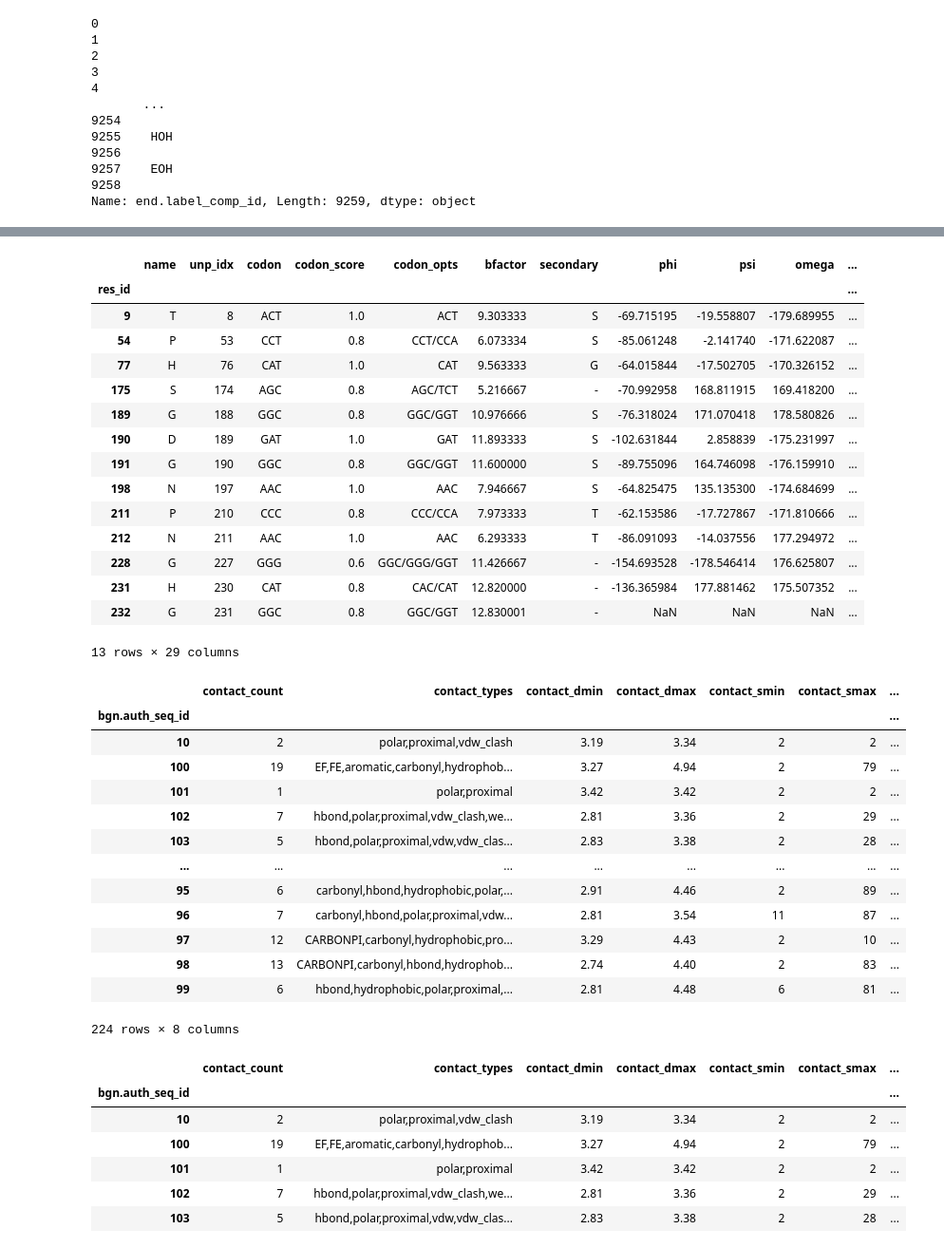
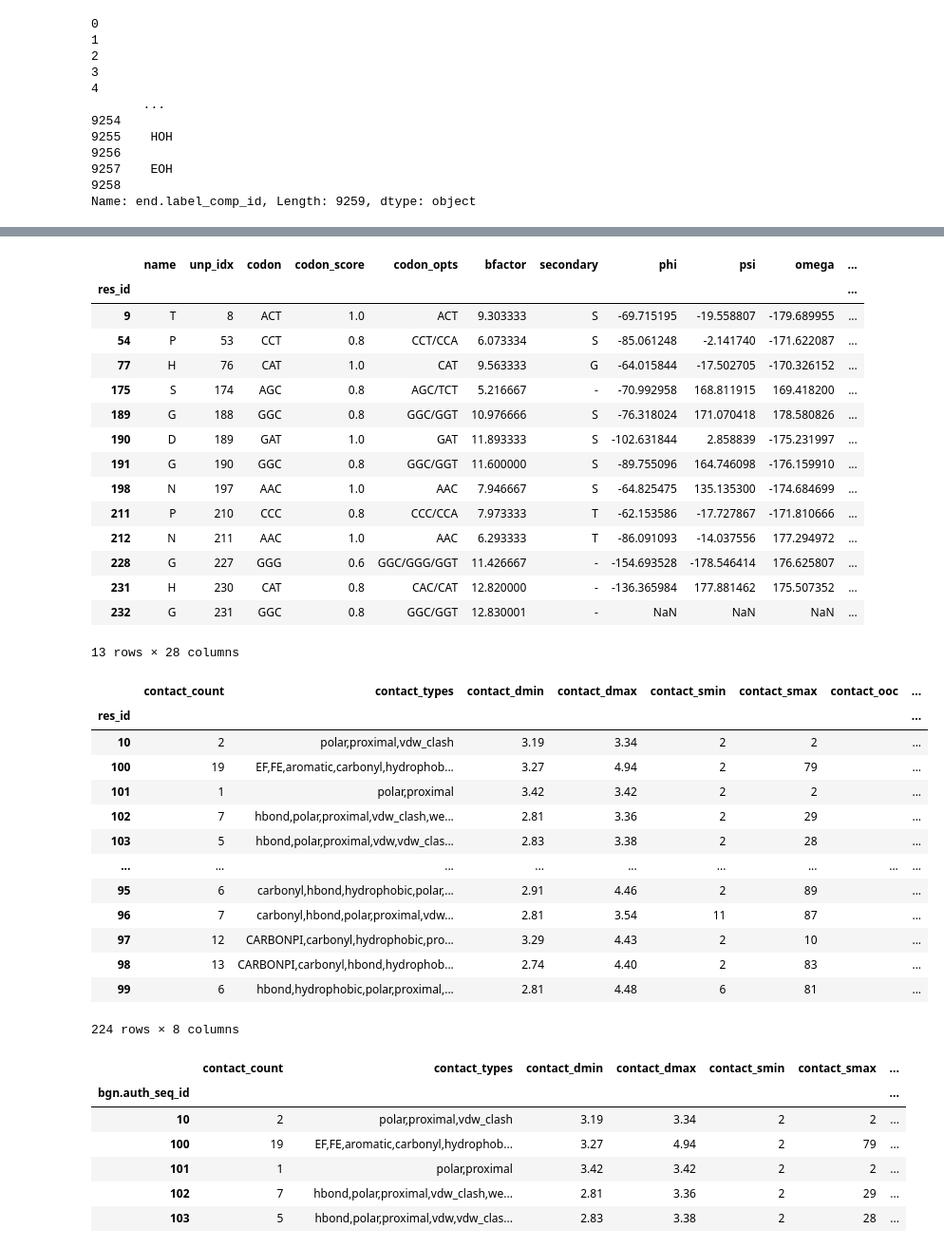
Before and after one commit to vistalab-technion/pp5, a Jupyter notebook: notebooks/arpeggio.ipynb, the cells around one changed output, grey strips where cells are left out. Shown: that part at 95% size. Cells and saved outputs as stored; diff of their text form; code cells hidden in the pictures.

```diff
--- a/notebooks/arpeggio.ipynb
+++ b/notebooks/arpeggio.ipynb
@@ -168,6 +168,7 @@ df_filt = df_filt.drop('bgn.auth_asym_id', axis='columns')
 df_filt = df_filt.astype({"bgn.auth_seq_id": str})
 df_filt = df_filt.set_index(["bgn.auth_seq_id"])
 df_filt = df_filt.sort_values(by=["bgn.auth_seq_id"])
+df_filt = df_filt.rename_axis('res_id')
 df_filt.to_csv(f'out/arpeggio/arp-filt-{pdb_id}-i{interaction_cutoff}.csv')
 df_filt
 # %% [output]
@@ -233,49 +234,49 @@ df_mismatch
 | 228 | G | 227 | GGG | 0.6 | GGC/GGG/GGT | 11.426667 | - | -154.693528 | -178.546414 | 176.625807 | ... |
 | 231 | H | 230 | CAT | 0.8 | CAC/CAT | 12.820000 | - | -136.365984 | 177.881462 | 175.507352 | ... |
 | 232 | G | 231 | GGC | 0.8 | GGC/GGT | 12.830001 | - | NaN | NaN | NaN | ... |
-13 rows × 29 columns
+13 rows × 28 columns
 # %%
 from itertools import chain
 
 # Aggregate contacts per AA
 
 def _agg_contact(items):
     return str.join(',', sorted(set(chain(*[str.split(it, ',') for it in items if it]))))
 
-df_groups = df_filt.groupby(by=['bgn.auth_seq_id']).aggregate({
+df_groups = df_filt.groupby(by=['res_id']).aggregate({
     'contact': ['count', _agg_contact],
     'distance': ['min','max',],
     # min and max will ignore nans, and the lambda will count them
     'contact_sdist': ['min','max'],
     'contact_any_ooc': [_agg_contact],
     'contact_non_aa': [_agg_contact],
 }
 )
 
 df_contacts = df_groups.set_axis(
     labels=[
         'contact_count','contact_types',
         'contact_dmin', 'contact_dmax',
         'contact_smin', 'contact_smax',
         'contact_ooc',
         'contact_non_aa',
     ], axis='columns')
-df_contacts = df_contacts.reset_index().astype({'bgn.auth_seq_id': str}).set_index('bgn.auth_seq_id')
+df_contacts = df_contacts.reset_index().astype({'res_id': str}).set_index('res_id')
 df_contacts
 # %% [output]
-|  | contact_count | contact_types | contact_dmin | contact_dmax | contact_smin | contact_smax | ... |
-| bgn.auth_seq_id |  |  |  |  |  |  | ... |
-| 10 | 2 | polar,proximal,vdw_clash | 3.19 | 3.34 | 2 | 2 | ... |
-| 100 | 19 | EF,FE,aromatic,carbonyl,hydrophob... | 3.27 | 4.94 | 2 | 79 | ... |
-| 101 | 1 | polar,proximal | 3.42 | 3.42 | 2 | 2 | ... |
-| 102 | 7 | hbond,polar,proximal,vdw_clash,we... | 2.81 | 3.36 | 2 | 29 | ... |
-| 103 | 5 | hbond,polar,proximal,vdw,vdw_clas... | 2.83 | 3.38 | 2 | 28 | ... |
-| ... | ... | ... | ... | ... | ... | ... | ... |
-| 95 | 6 | carbonyl,hbond,hydrophobic,polar,... | 2.91 | 4.46 | 2 | 89 | ... |
-| 96 | 7 | carbonyl,hbond,polar,proximal,vdw... | 2.81 | 3.54 | 11 | 87 | ... |
-| 97 | 12 | CARBONPI,carbonyl,hydrophobic,pro... | 3.29 | 4.43 | 2 | 10 | ... |
-| 98 | 13 | CARBONPI,carbonyl,hbond,hydrophob... | 2.74 | 4.40 | 2 | 83 | ... |
-| 99 | 6 | hbond,hydrophobic,polar,proximal,... | 2.81 | 4.48 | 6 | 81 | ... |
+|  | contact_count | contact_types | contact_dmin | contact_dmax | contact_smin | contact_smax | contact_ooc | ... |
+| res_id |  |  |  |  |  |  |  | ... |
+| 10 | 2 | polar,proximal,vdw_clash | 3.19 | 3.34 | 2 | 2 |  | ... |
+| 100 | 19 | EF,FE,aromatic,carbonyl,hydrophob... | 3.27 | 4.94 | 2 | 79 |  | ... |
+| 101 | 1 | polar,proximal | 3.42 | 3.42 | 2 | 2 |  | ... |
+| 102 | 7 | hbond,polar,proximal,vdw_clash,we... | 2.81 | 3.36 | 2 | 29 |  | ... |
+| 103 | 5 | hbond,polar,proximal,vdw,vdw_clas... | 2.83 | 3.38 | 2 | 28 |  | ... |
+| ... | ... | ... | ... | ... | ... | ... | ... | ... |
+| 95 | 6 | carbonyl,hbond,hydrophobic,polar,... | 2.91 | 4.46 | 2 | 89 |  | ... |
+| 96 | 7 | carbonyl,hbond,polar,proximal,vdw... | 2.81 | 3.54 | 11 | 87 |  | ... |
+| 97 | 12 | CARBONPI,carbonyl,hydrophobic,pro... | 3.29 | 4.43 | 2 | 10 |  | ... |
+| 98 | 13 | CARBONPI,carbonyl,hbond,hydrophob... | 2.74 | 4.40 | 2 | 83 |  | ... |
+| 99 | 6 | hbond,hydrophobic,polar,proximal,... | 2.81 | 4.48 | 6 | 81 |  | ... |
 224 rows × 8 columns
 # %%
 df_contacts[(df_contacts['contact_ooc']==True) | (~df_contacts['contact_non_aa'].isna())]
```
Also changed, not shown: parts of 3 cells of this notebook.
